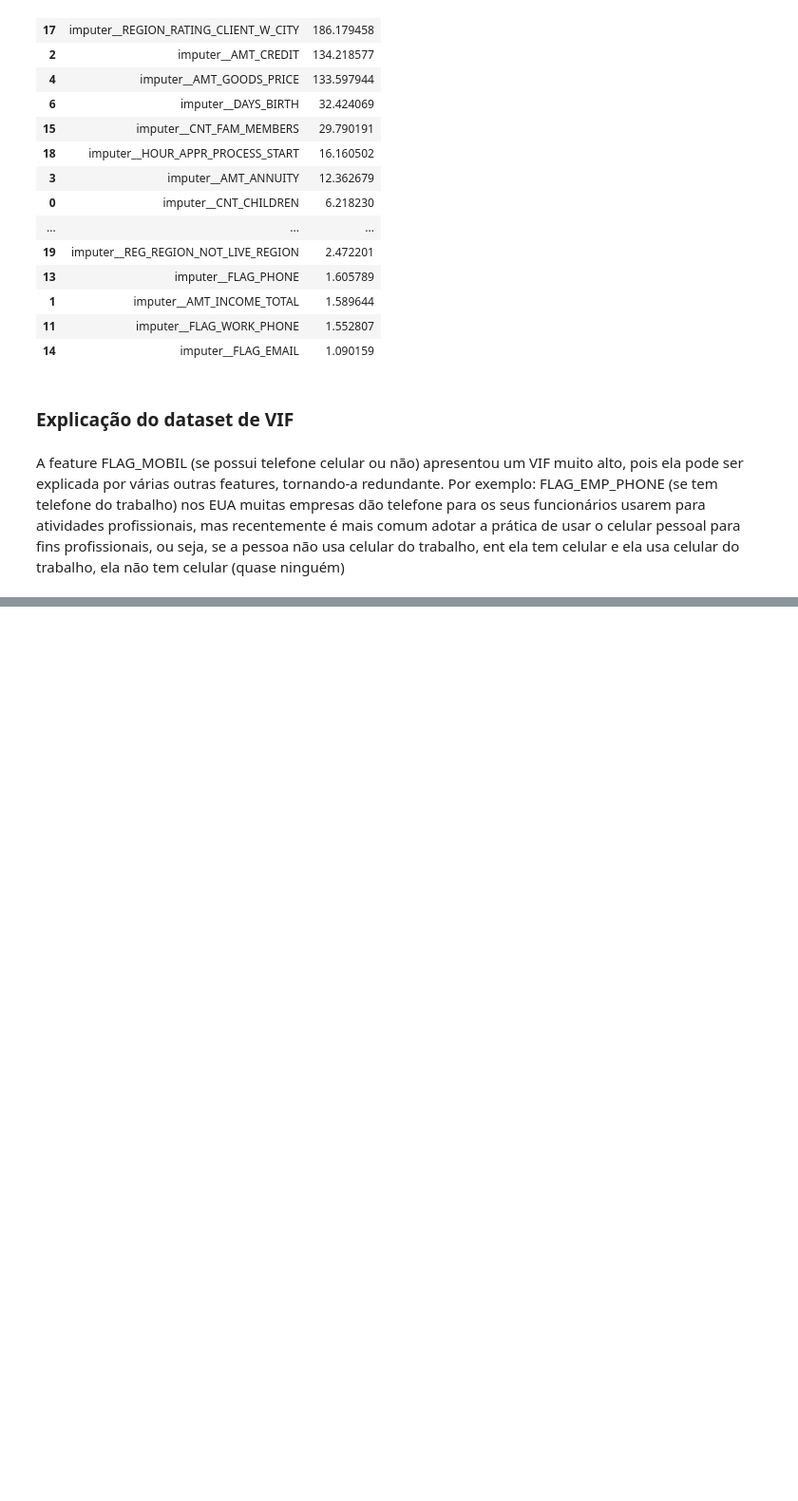
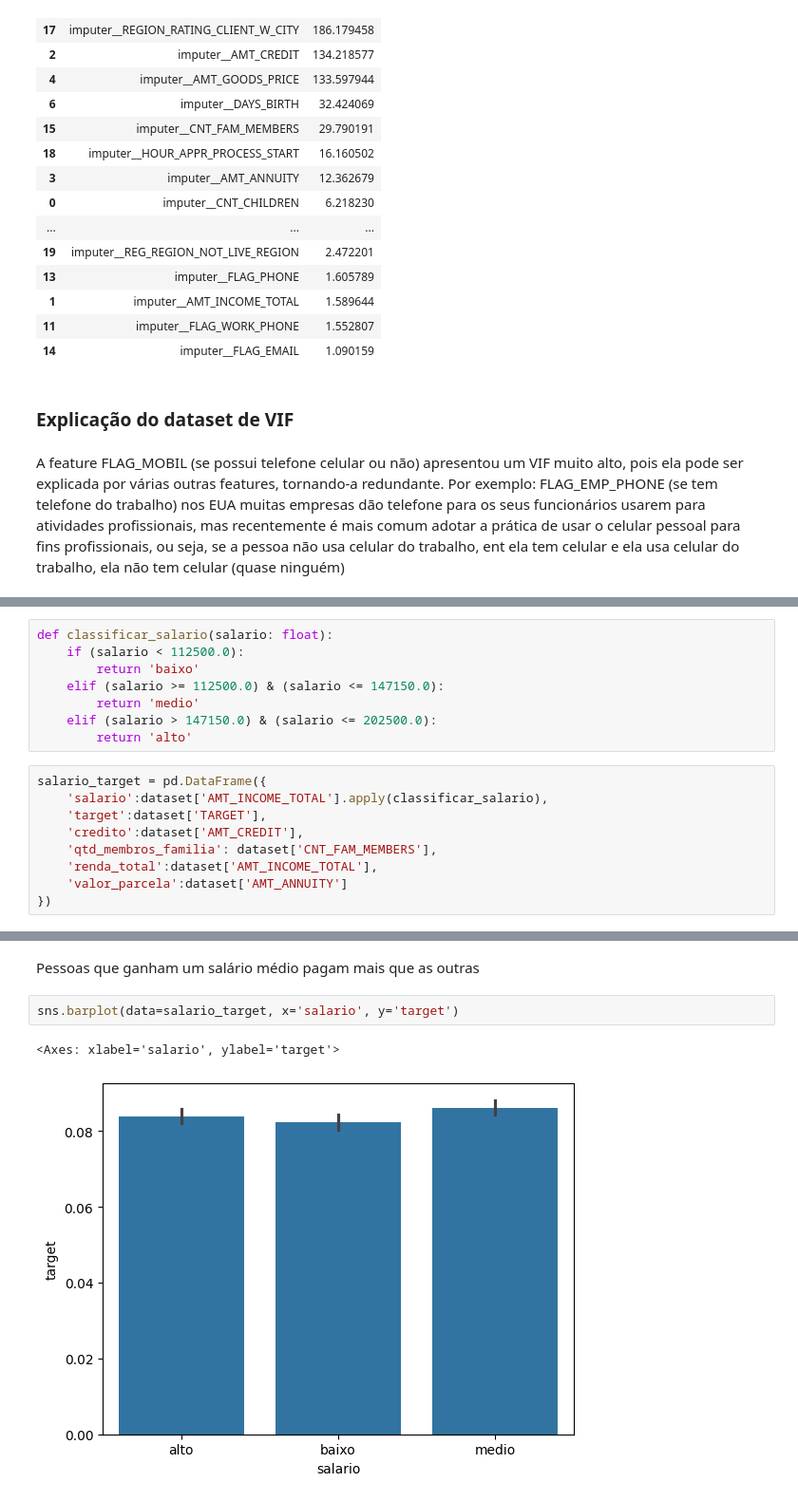
Before and after one commit to Pablo-Sant/project_credit_risk, a Jupyter notebook: notebooks/01-eda_application.ipynb, the cells around one changed output, grey strips where cells are left out. Shown at 95% size. Drawn from its saved outputs; the diff is of its cells as text; blank space fills up the shorter version.

```diff
--- a/notebooks/01-eda_application.ipynb
+++ b/notebooks/01-eda_application.ipynb
@@ -853,0 +936,17 @@ A feature FLAG_MOBIL (se possui telefone celular ou não) apresentou um VIF muit
+# %%
+def classificar_salario(salario: float):
+    if (salario < 112500.0):
+        return 'baixo'
+    elif (salario >= 112500.0) & (salario <= 147150.0):
+        return 'medio'
+    elif (salario > 147150.0) & (salario <= 202500.0):
+        return 'alto'
+# %%
+salario_target = pd.DataFrame({
+    'salario':dataset['AMT_INCOME_TOTAL'].apply(classificar_salario),
+    'target':dataset['TARGET'],
+    'credito':dataset['AMT_CREDIT'],
+    'qtd_membros_familia': dataset['CNT_FAM_MEMBERS'],
+    'renda_total':dataset['AMT_INCOME_TOTAL'],
+    'valor_parcela':dataset['AMT_ANNUITY']
+})
@@ -853,0 +969,7 @@ A feature FLAG_MOBIL (se possui telefone celular ou não) apresentou um VIF muit
+# %% [markdown]
+Pessoas que ganham um salário médio pagam mais que as outras
+# %%
+sns.barplot(data=salario_target, x='salario', y='target')
+# %% [output]
+<Axes: xlabel='salario', ylabel='target'>
+[figure, added]
```
Also changed, not shown: parts of 62 cells of this notebook.
